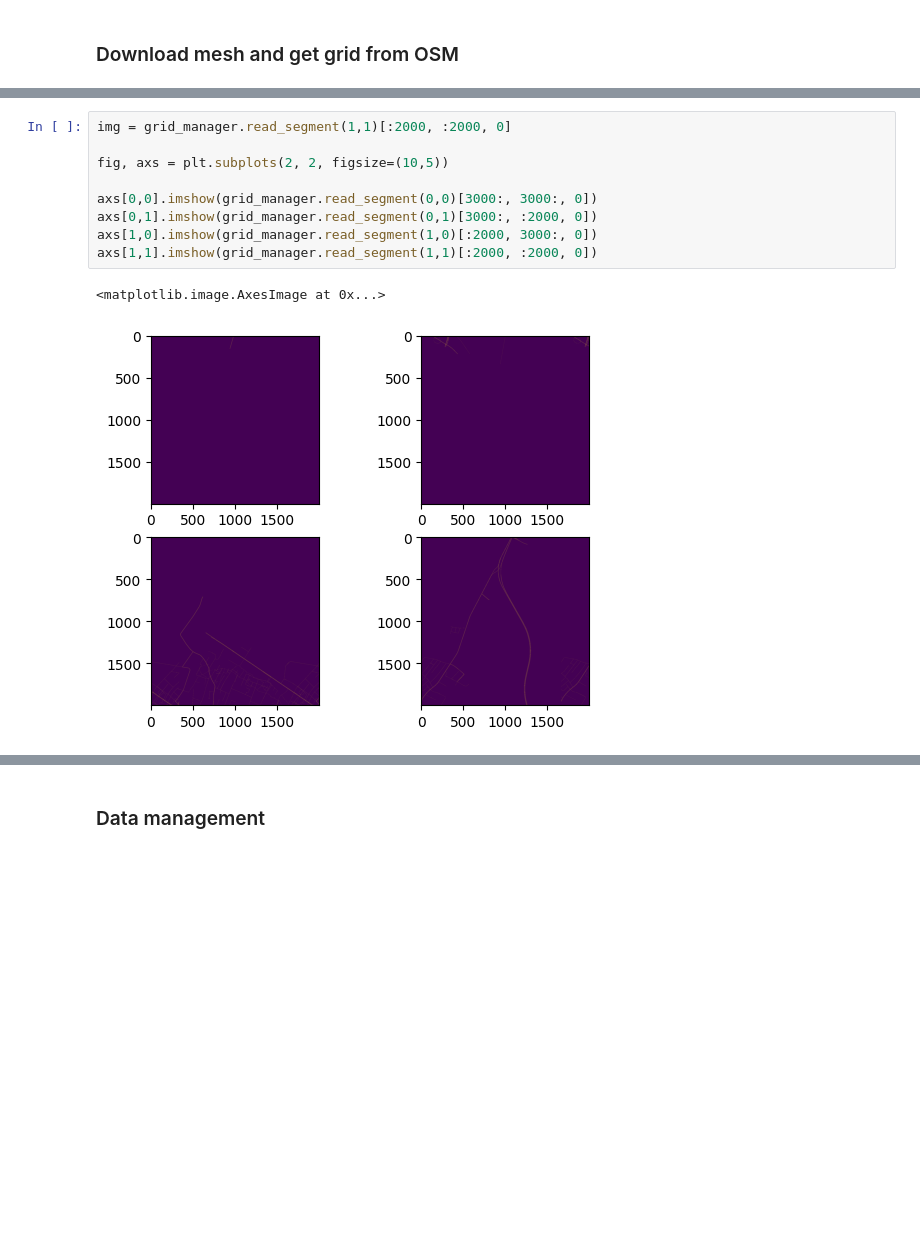
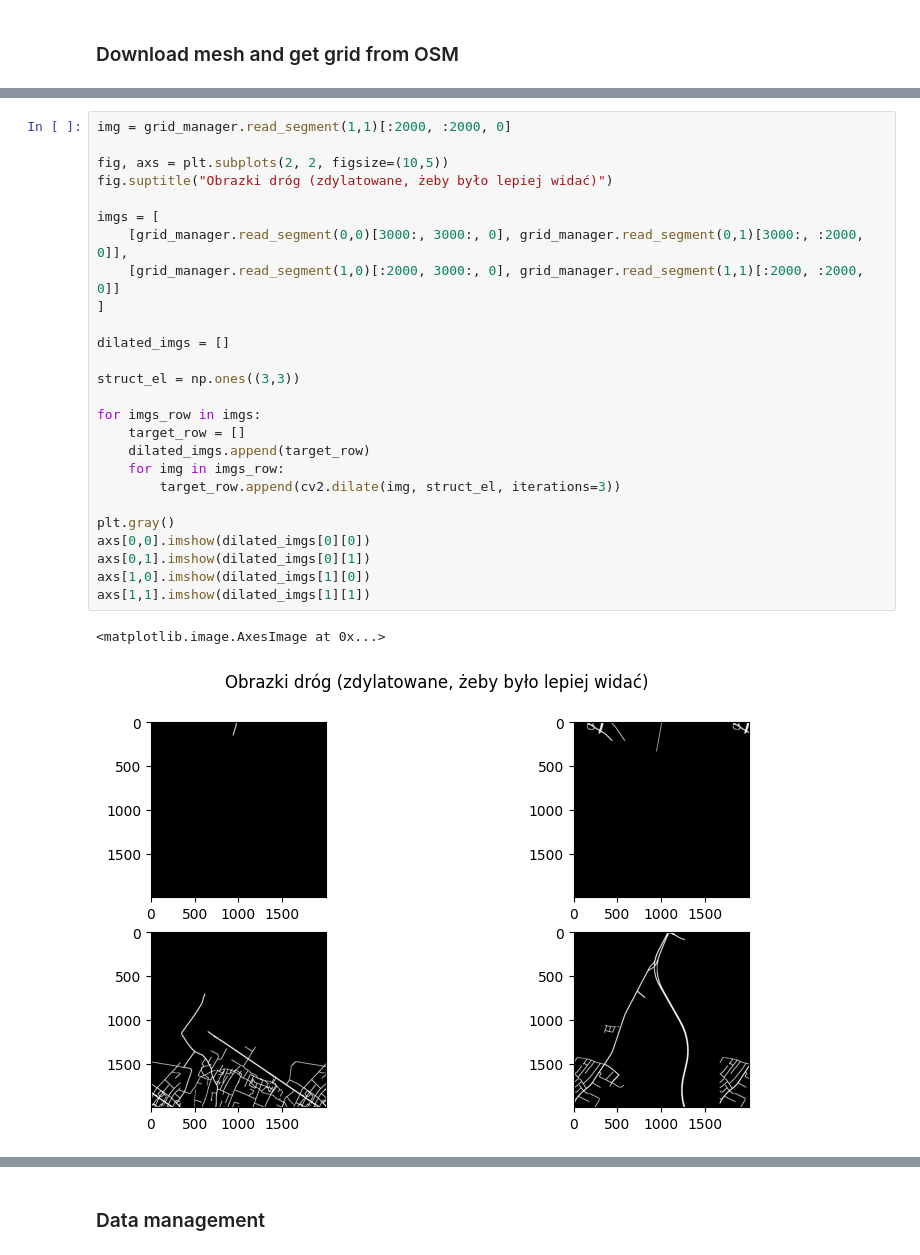
Before and after one commit to CRoadA/CRoadA, a Jupyter notebook: main.ipynb, the cells around one changed output, grey strips where cells are left out. Cells and saved outputs as stored; diff of their text form; blank space fills up the shorter version.

```diff
--- a/main.ipynb
+++ b/main.ipynb
@@ -85,12 +48,29 @@ Segment: 2, 2 -> Expected: 468x1702, Got: 467x1701, Saved: (468, 1702, 2)
 # %%
 img = grid_manager.read_segment(1,1)[:2000, :2000, 0]
 
 fig, axs = plt.subplots(2, 2, figsize=(10,5))
+fig.suptitle("Obrazki dróg (zdylatowane, żeby było lepiej widać)")
 
-axs[0,0].imshow(grid_manager.read_segment(0,0)[3000:, 3000:, 0])
-axs[0,1].imshow(grid_manager.read_segment(0,1)[3000:, :2000, 0])
-axs[1,0].imshow(grid_manager.read_segment(1,0)[:2000, 3000:, 0])
-axs[1,1].imshow(grid_manager.read_segment(1,1)[:2000, :2000, 0])
+imgs = [
+    [grid_manager.read_segment(0,0)[3000:, 3000:, 0], grid_manager.read_segment(0,1)[3000:, :2000, 0]],
+    [grid_manager.read_segment(1,0)[:2000, 3000:, 0], grid_manager.read_segment(1,1)[:2000, :2000, 0]]
+]
+
+dilated_imgs = []
+
+struct_el = np.ones((3,3))
+
+for imgs_row in imgs:
+    target_row = []
+    dilated_imgs.append(target_row)
+    for img in imgs_row:
+        target_row.append(cv2.dilate(img, struct_el, iterations=3))
+
+plt.gray()
+axs[0,0].imshow(dilated_imgs[0][0])
+axs[0,1].imshow(dilated_imgs[0][1])
+axs[1,0].imshow(dilated_imgs[1][0])
+axs[1,1].imshow(dilated_imgs[1][1])
 # %% [output]
 <matplotlib.image.AxesImage at 0x...>
-[figure, old version]
+[figure, new version]
```
Also changed, not shown: parts of 13 cells of this notebook, 2 other files.
